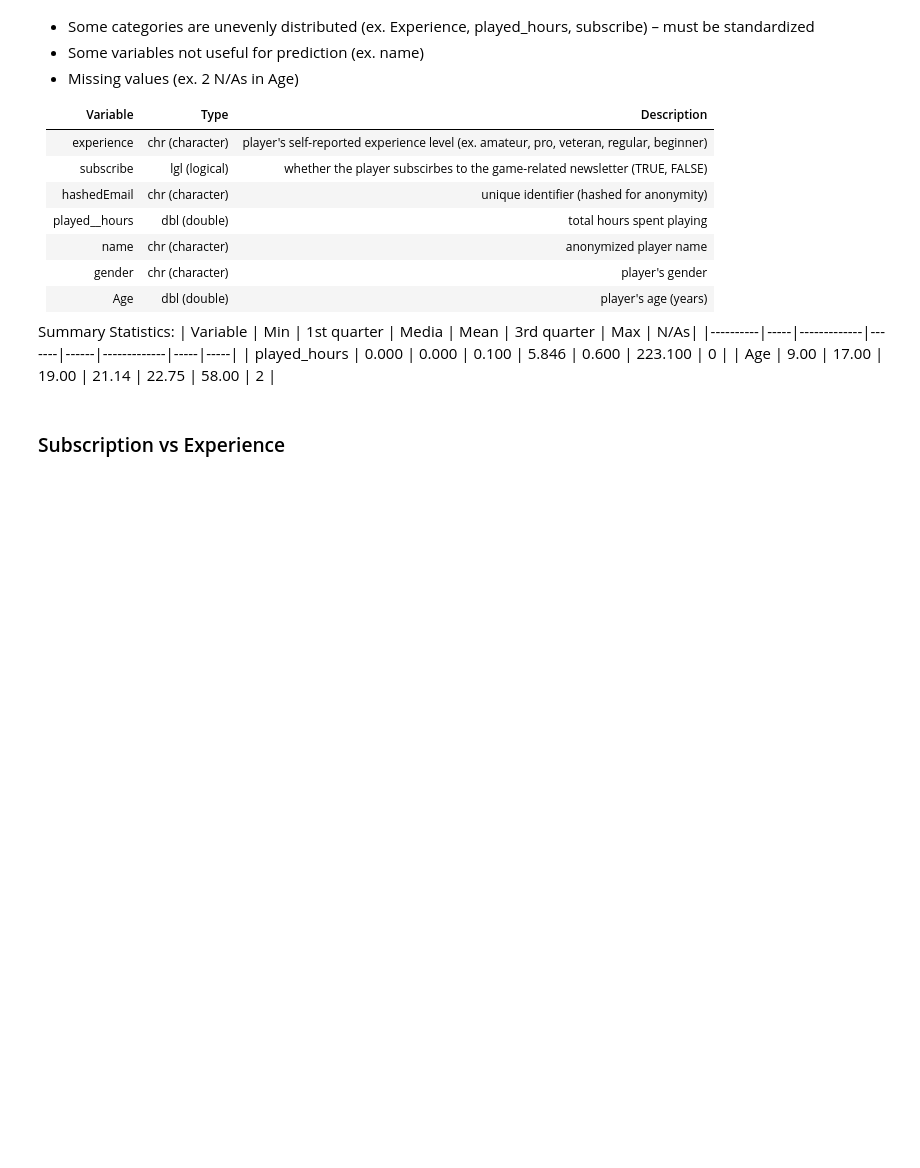
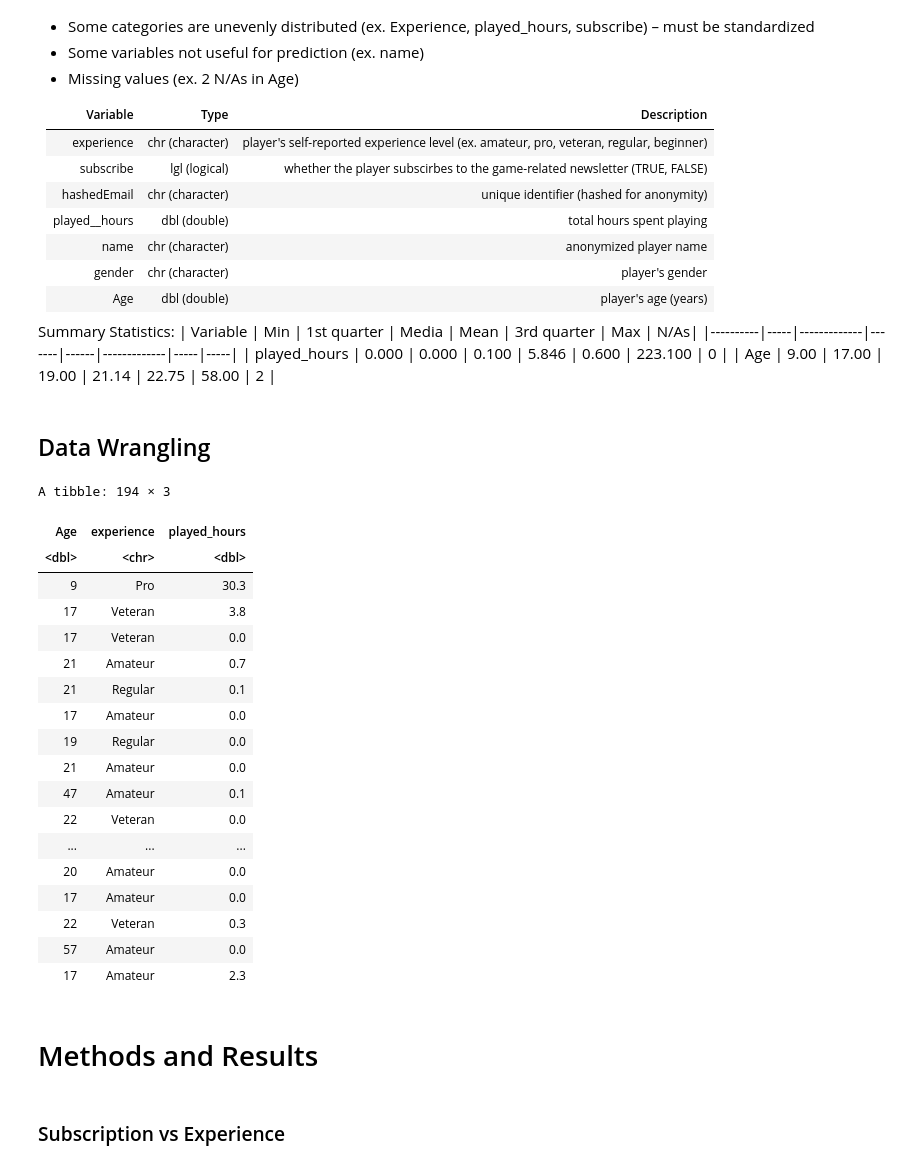
Before and after one commit to huangcaitlyn/DSCIProject_Group_32, a Jupyter notebook: Group Project.ipynb, the cells around one changed output. Drawn from its saved outputs; the diff is of its cells as text; code cells hidden in the pictures; blank space fills up the shorter version.

Commit message:
Data wrangling

```diff
--- a/Group Project.ipynb
+++ b/Group Project.ipynb
@@ -80,6 +80,37 @@ Summary Statistics:
 |----------|-----|-------------|-------|------|-------------|-----|-----|
 | played_hours | 0.000 | 0.000 | 0.100 | 5.846 | 0.600 | 223.100 | 0 |
 | Age | 9.00 | 17.00 | 19.00 | 21.14 | 22.75 | 58.00 | 2 |
+# %% [markdown]
+## Data Wrangling
+# %%
+# Select predictor variables in dataframe
+players_select <- select(players, Age, experience, played_hours)
+
+# Omit N/A values in dataframe
+players_clean <- na.omit(players_select)
+players_clean
+# %% [output]
+A tibble: 194 × 3
+| Age | experience | played_hours |
+| <dbl> | <chr> | <dbl> |
+| 9 | Pro | 30.3 |
+| 17 | Veteran | 3.8 |
+| 17 | Veteran | 0.0 |
+| 21 | Amateur | 0.7 |
+| 21 | Regular | 0.1 |
+| 17 | Amateur | 0.0 |
+| 19 | Regular | 0.0 |
+| 21 | Amateur | 0.0 |
+| 47 | Amateur | 0.1 |
+| 22 | Veteran | 0.0 |
+| ... | ... | ... |
+| 20 | Amateur | 0.0 |
+| 17 | Amateur | 0.0 |
+| 22 | Veteran | 0.3 |
+| 57 | Amateur | 0.0 |
+| 17 | Amateur | 2.3 |
+# %% [markdown]
+# Methods and Results
 # %% [markdown]
 ### Subscription vs Experience
 # %%
```
